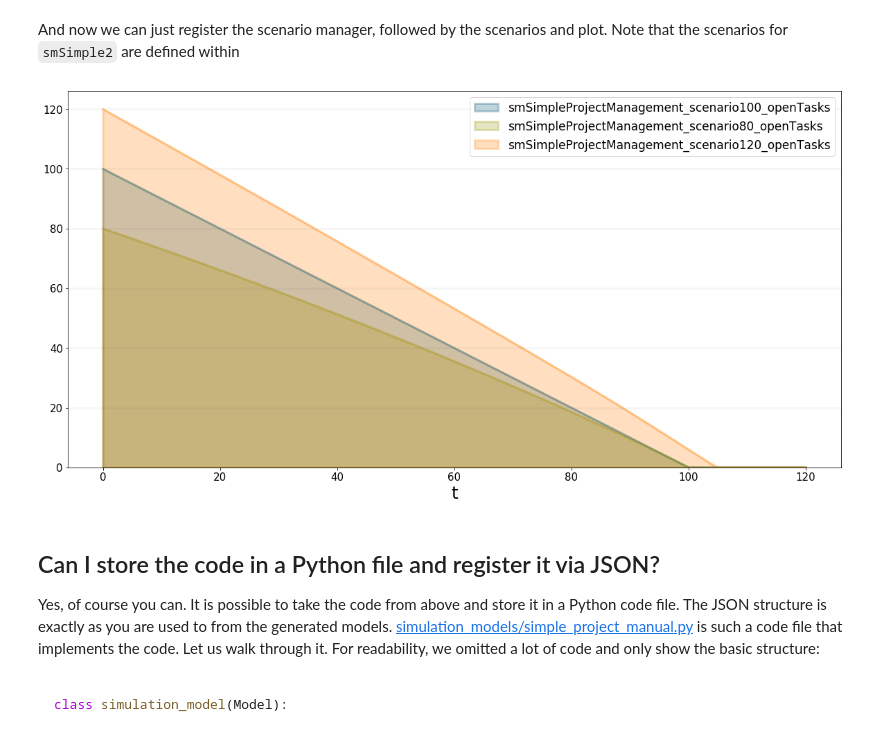
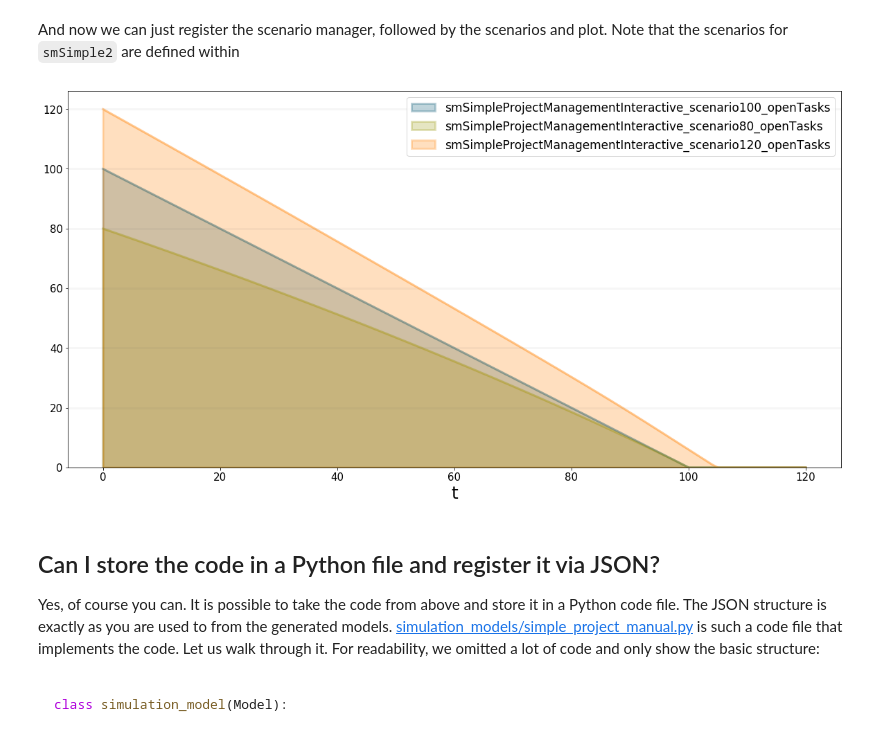
Before and after one commit to transentis/bptk_py_tutorial, a Jupyter notebook: bptk_py_sd_dsl_intro.ipynb, the cells around one changed output. Saved outputs shown, nothing was run; the diff lists cells and outputs as text; code cells hidden in the pictures.

```diff
--- a/bptk_py_sd_intro.ipynb
+++ b/bptk_py_sd_dsl_intro.ipynb
@@ -198,9 +208,12 @@ The fields are the same as in the JSON files, with the difference that ``model``
 # %% [markdown]
 And now we can just register the scenario manager, followed by the scenarios and plot. Note that the scenarios for ``smSimple2`` are defined within
 # %%
-bptk.plot_scenarios(scenarios=["scenario100","scenario80","scenario120"],scenario_managers=["smSimpleProjectManagement"],equations=["openTasks"])
+bptk.plot_scenarios(
+    scenarios="scenario100 , scenario80, scenario120",
+    scenario_managers="smSimpleProjectManagementInteractive",
+    equations="openTasks")
 # %% [output]
-[figure, old version]
+[figure, new version]
 # %% [markdown]
 ## Can I store the code in a Python file and register it via JSON?
 Yes, of course you can. It is possible to take the code from above and store it in a Python code file. The JSON structure is exactly as you are used to from the generated models. [simulation_models/simple_project_manual.py](simulation_models/simple_project_manual.py) is such a code file that implements the code.
```
Also changed, not shown: parts of 14 cells of this notebook, 1 other file.
